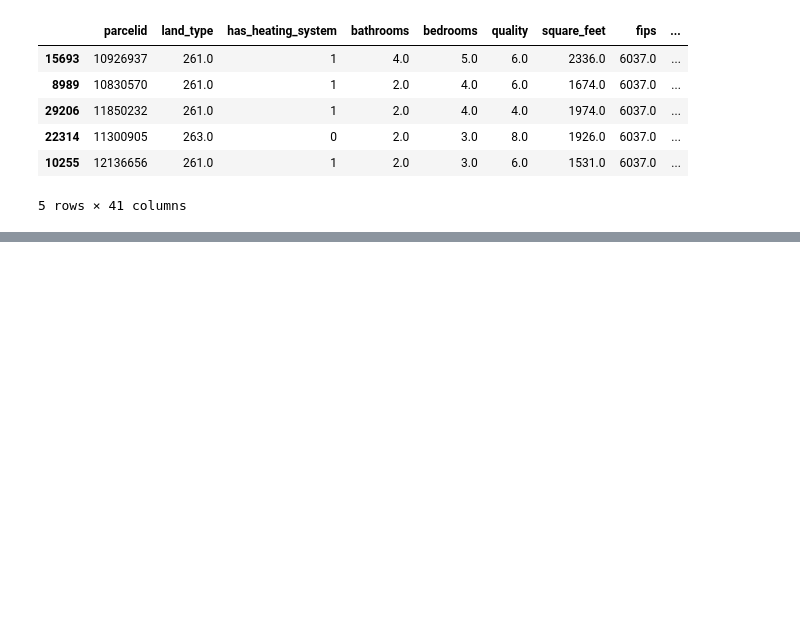
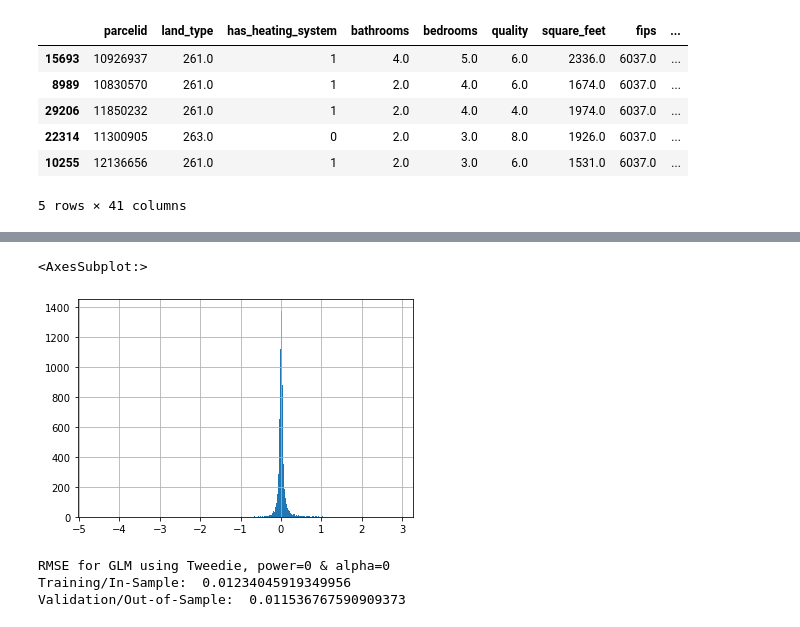
Before and after one commit to Zillow-Project/zillow_project_2021, a Jupyter notebook: Liam/train_val_test_with_clusters.ipynb, the cells around one changed output, grey strips where cells are left out. Drawn from its saved outputs; the diff is of its cells as text; code cells hidden in the pictures; blank space fills up the shorter version.

```diff
--- a/Liam/train_val_test_with_clusters.ipynb
+++ b/Liam/train_val_test_with_clusters.ipynb
@@ -329,0 +553,25 @@ test.head()
+# %%
+y_train.logerror.hist(bins = 1000)
+# %% [output]
+<AxesSubplot:>
+[figure, added]
+# %%
+# create the model object
+glm = TweedieRegressor(power=0, alpha=0) # DO not set to 1 = pison
+# fit the model to our training data. We must specify the column in y_train,
+# since we have converted it to a dataframe from a series!
+glm.fit(X_train, y_train.logerror)
+# predict train
+y_train['logerror_pred_glm'] = glm.predict(X_train)
+# evaluate: rmse
+rmse_train_glm = mean_squared_error(y_train.logerror, y_train.logerror_pred_glm)**1/2
+# predict validate
+y_validate['logerror_pred_glm'] = glm.predict(X_validate)
+# evaluate: rmse
+rmse_validate_glm = mean_squared_error(y_validate.logerror, y_validate.logerror_pred_glm)**1/2
+print("RMSE for GLM using Tweedie, power=0 & alpha=0\nTraining/In-Sample: ", rmse_train_glm,
+      "\nValidation/Out-of-Sample: ", rmse_validate_glm)
+# %% [output]
+RMSE for GLM using Tweedie, power=0 & alpha=0
+Training/In-Sample:  0.01234045919349956
+Validation/Out-of-Sample:  0.011536767590909373
```
Also changed, not shown: parts of 38 cells of this notebook.
